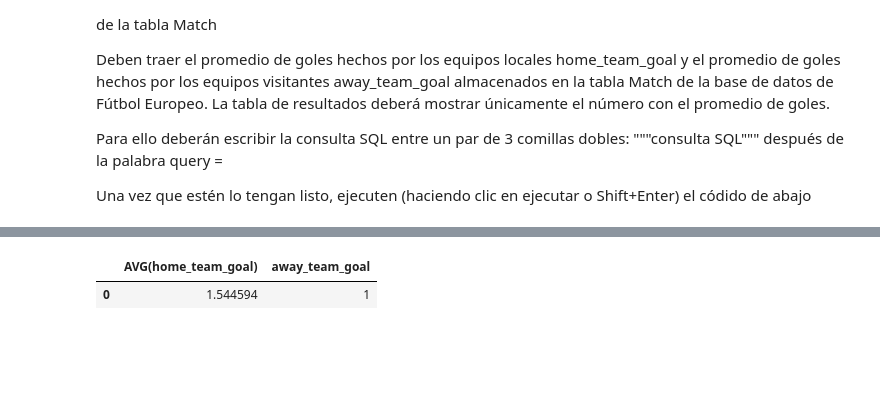
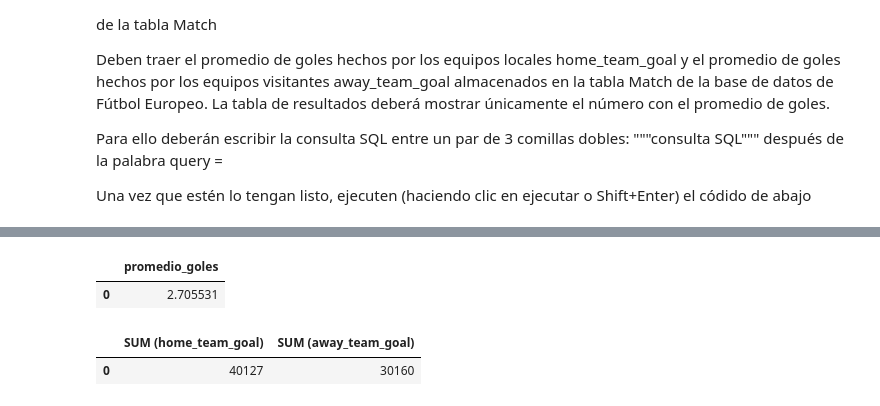
Before and after one commit to miemguri/Talentotech2024, a Jupyter notebook: 4TallerSQL.ipynb, the cells around one changed output, grey strips where cells are left out. Saved outputs shown, nothing was run; the diff lists cells and outputs as text; code cells hidden in the pictures; blank space fills up the shorter version.

```diff
--- a/4TallerSQL.ipynb
+++ b/4TallerSQL.ipynb
@@ -634,8 +652,17 @@ Una vez que estén lo tengan listo, ejecuten (haciendo clic en ejecutar o Shift+
+# %%
+query = """SELECT AVG(home_team_goal + away_team_goal) AS promedio_goles
+            FROM Match; """
+prom_average_goals = pd.read_sql(query, conn)
+prom_average_goals
+# El numero promedio de goles por equipo fue de 2.70
+# %% [output]
+|  | promedio_goles |
+| 0 | 2.705531 |
 # %%
-query = """SELECT AVG(home_team_goal), away_team_goal
-            FROM match; """
-avg_teamgoals = pd.read_sql(query, conn)
-avg_teamgoals
+query = """ SELECT SUM (home_team_goal), SUM (away_team_goal)
+             FROM match; """
+prom_average_goals = pd.read_sql(query, conn)
+prom_average_goals
 # %% [output]
-|  | AVG(home_team_goal) | away_team_goal |
-| 0 | 1.544594 | 1 |
+|  | SUM (home_team_goal) | SUM (away_team_goal) |
+| 0 | 40127 | 30160 |
```
Also changed, not shown: parts of 22 cells of this notebook.
